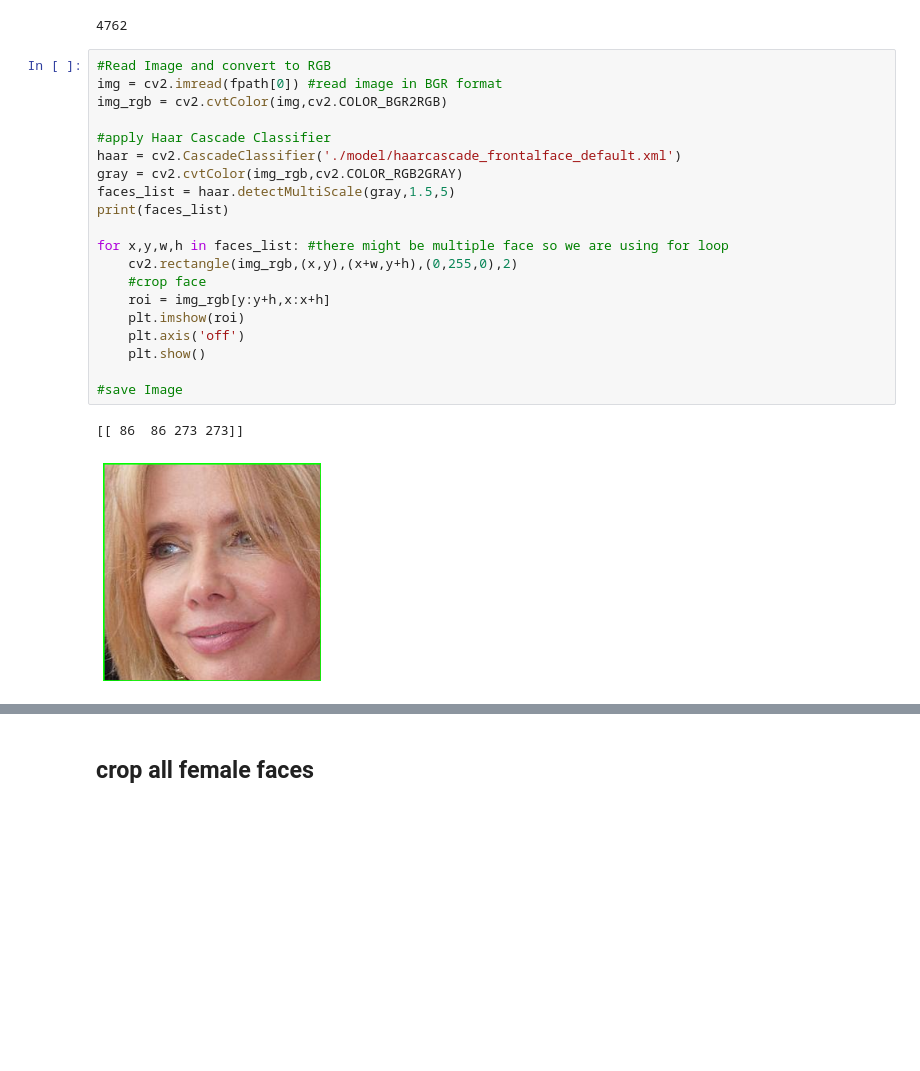
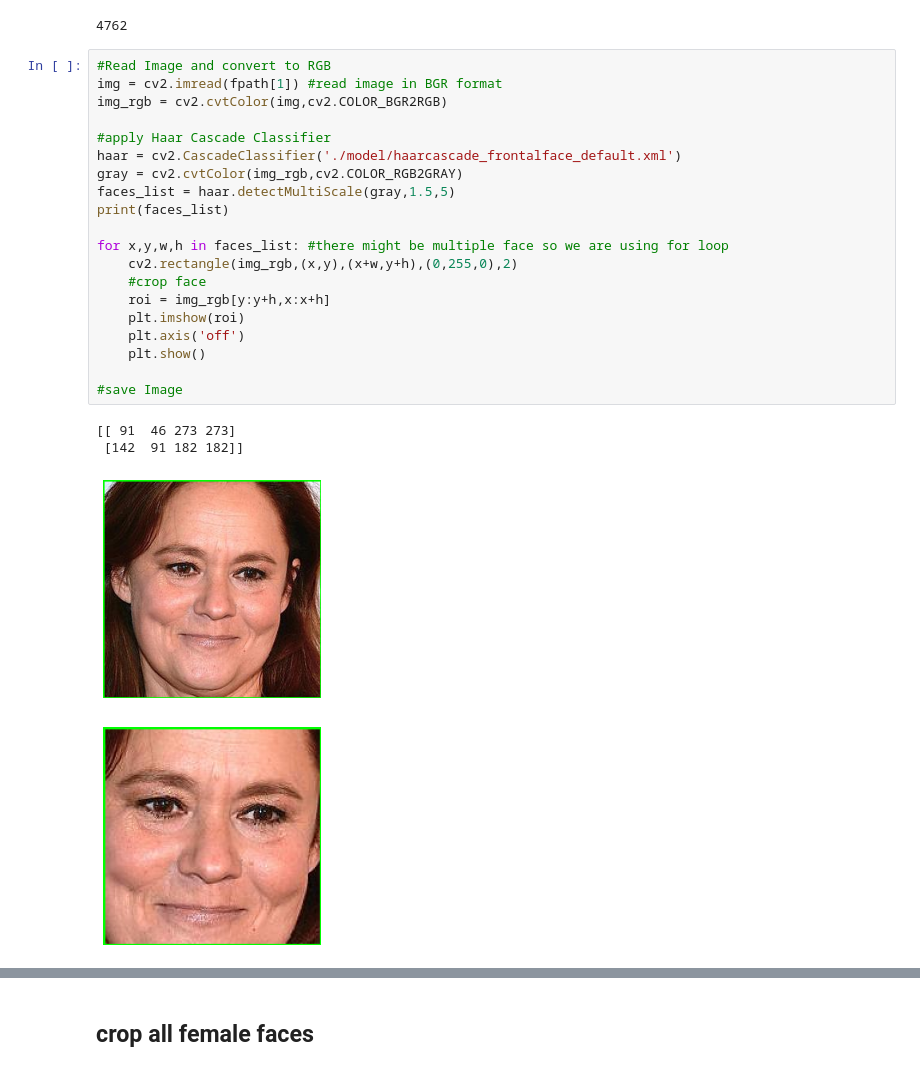
Before and after one commit to rohithy778/Face_recognition, a Jupyter notebook: train_ml_model/01_FRM_data_preprocessing_crop_faces.ipynb, the cells around one changed output, grey strips where cells are left out. Cells and saved outputs as stored; diff of their text form; blank space fills up the shorter version.

```diff
--- a/train_ml_model/01_FRM_data_preprocessing_crop_faces.ipynb
+++ b/train_ml_model/01_FRM_data_preprocessing_crop_faces.ipynb
@@ -12,27 +12,29 @@ len(fpath)
 4762
 # %%
 #Read Image and convert to RGB
-img = cv2.imread(fpath[0]) #read image in BGR format
+img = cv2.imread(fpath[1]) #read image in BGR format
 img_rgb = cv2.cvtColor(img,cv2.COLOR_BGR2RGB)
 
 #apply Haar Cascade Classifier
 haar = cv2.CascadeClassifier('./model/haarcascade_frontalface_default.xml')
 gray = cv2.cvtColor(img_rgb,cv2.COLOR_RGB2GRAY)
 faces_list = haar.detectMultiScale(gray,1.5,5)
 print(faces_list)
 
 for x,y,w,h in faces_list: #there might be multiple face so we are using for loop
     cv2.rectangle(img_rgb,(x,y),(x+w,y+h),(0,255,0),2)
     #crop face
     roi = img_rgb[y:y+h,x:x+h]
     plt.imshow(roi)
     plt.axis('off')
     plt.show()
 
 #save Image
 # %% [output]
-[[ 86  86 273 273]]
+[[ 91  46 273 273]
+ [142  91 182 182]]
-[figure, old version]
+[figure, new version]
+[figure, added]
 # %%
 plt.imshow(img_rgb)
 plt.axis('off')
```
Also changed, not shown: parts of 3 cells of this notebook, 1 other file.
